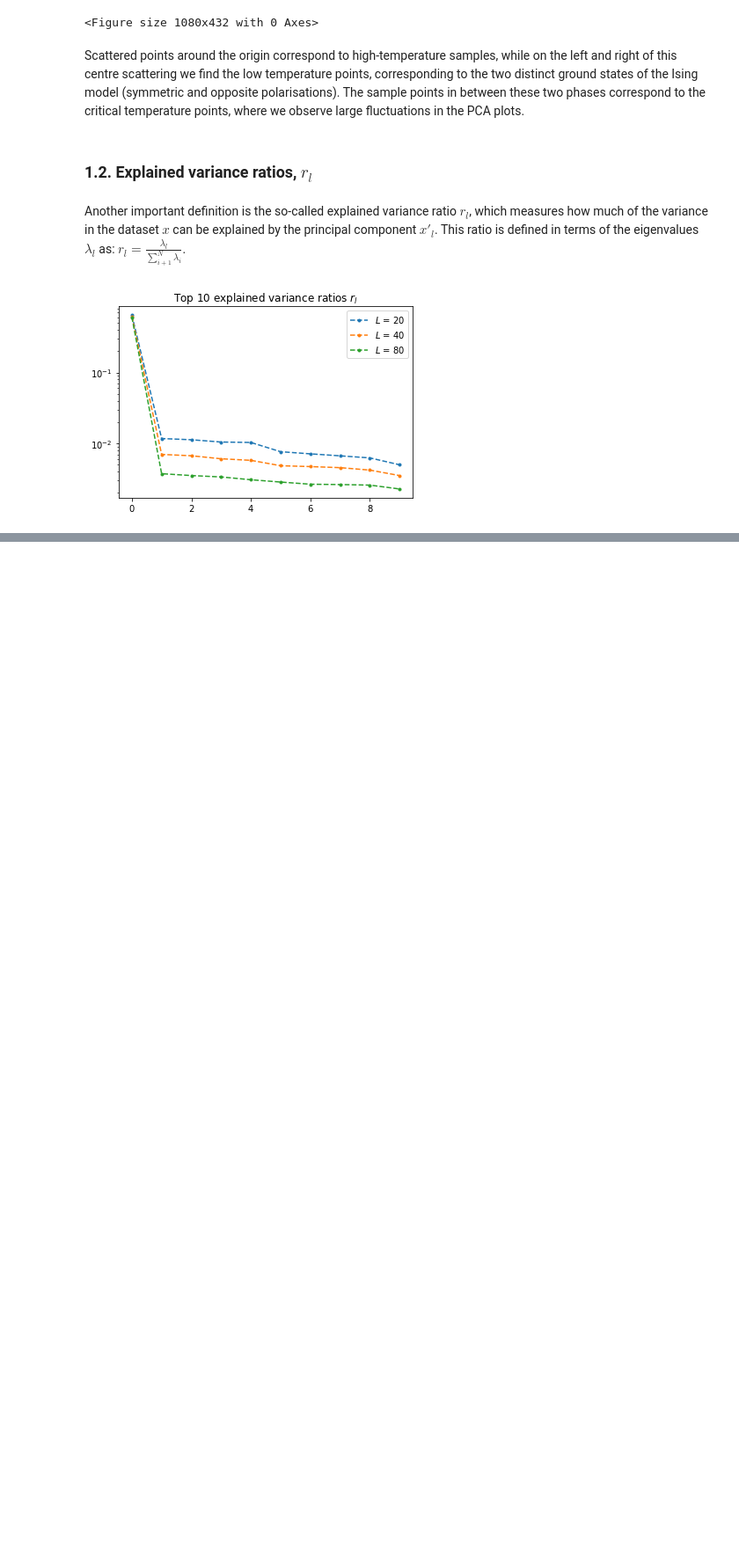
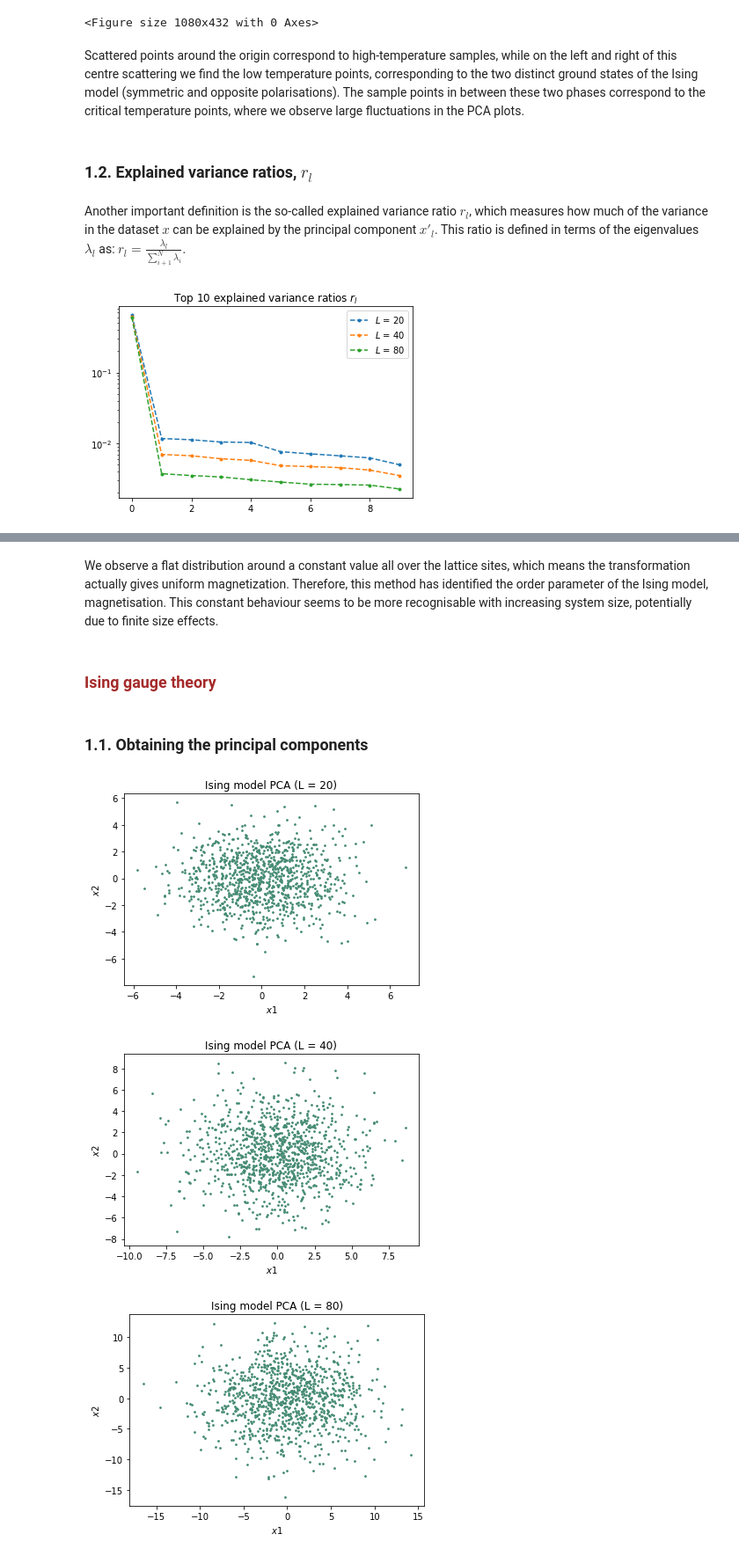
Before and after one commit to sofiagonga/ML_manybody_physics, a Jupyter notebook: dimensional_reduction_phase_transitions/dimensional_reduction.ipynb, the cells around one changed output, grey strips where cells are left out. Shown at 88% size. Drawn from its saved outputs; the diff is of its cells as text; code cells hidden in the pictures; blank space fills up the shorter version.

```diff
--- a/dimensional_reduction_phase_transitions/dimensional_reduction.ipynb
+++ b/dimensional_reduction_phase_transitions/dimensional_reduction.ipynb
@@ -191,0 +222,22 @@ We observe one single dominant principal component
+# %% [markdown]
+We observe a flat distribution around a constant value all over the lattice sites, which means the transformation actually gives uniform magnetization. Therefore, this method has identified the order parameter of the Ising model, magnetisation. This constant behaviour seems to be more recognisable with increasing system size, potentially due to finite size effects.
+# %% [markdown]
+### <span style="color:brown"> **Ising gauge theory** </span>
+# %% [markdown]
+### 1.1. Obtaining the principal components
+# %%
+Xc_gauge_20 = X_c(x = x_gauge_20, M = n_configs_gauge_20)
+Xc_gauge_40 = X_c(x = x_gauge_40, M = n_configs_gauge_40)
+Xc_gauge_80 = X_c(x = x_gauge_80, M = n_configs_gauge_80)
+
+X_prime_gauge_20, lambdas_gauge_20, P_gauge_20 = X_prime(Xc_gauge_20)
+X_prime_gauge_40, lambdas_gauge_40, P_gauge_40 = X_prime(Xc_gauge_40)
+X_prime_gauge_80, lambdas_gauge_80, P_gauge_80 = X_prime(Xc_gauge_80)
+# %%
+plot_pca_scatter(X_prime_gauge_20, sys_size = 20, columns = [0,1])
+plot_pca_scatter(X_prime_gauge_40, sys_size = 40, columns = [0,1])
+plot_pca_scatter(X_prime_gauge_80, sys_size = 80, columns = [0,1])
+# %% [output]
+[figure, added]
+[figure, added]
+[figure, added]
```
Also changed, not shown: parts of 24 cells of this notebook.
